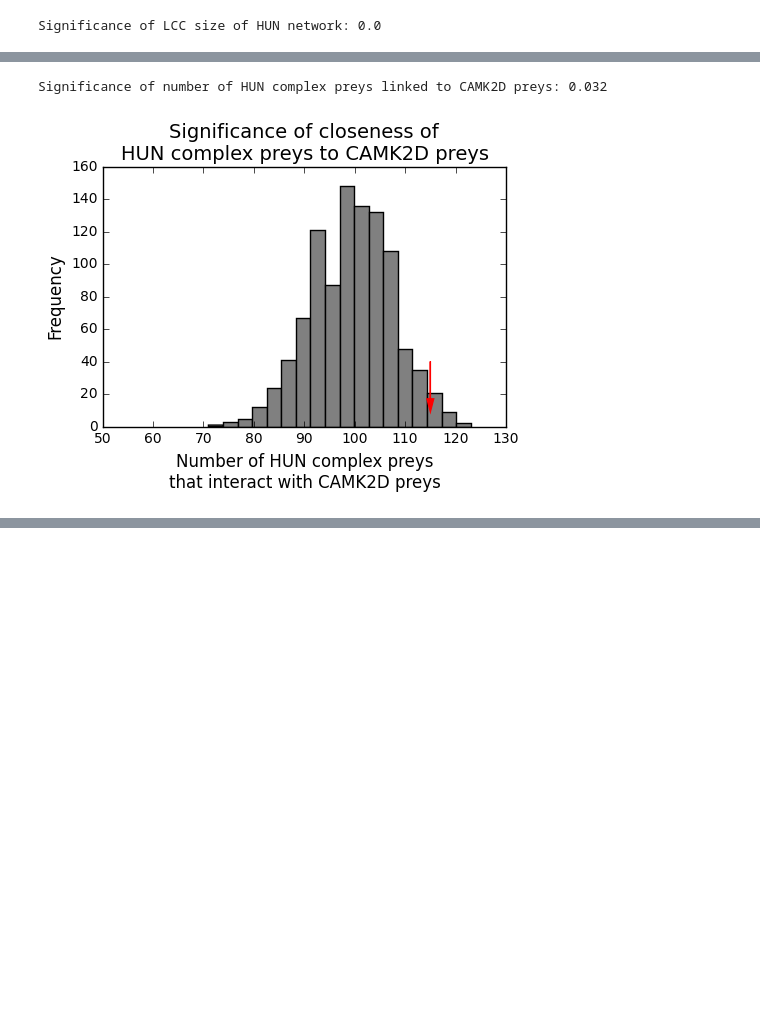
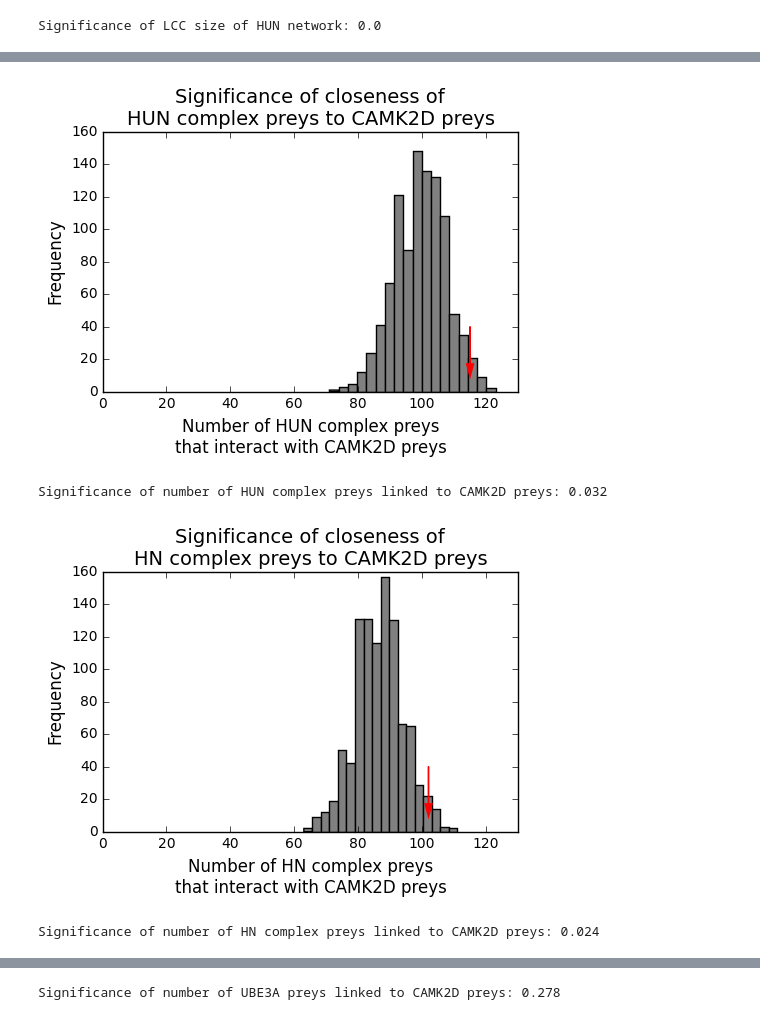
Before and after one commit to CCSB-DFCI/UBE3A_HUN_paper_pub, a Jupyter notebook: scripts/UBE3A_HUN_paper_plots.ipynb, the cells around one changed output, grey strips where cells are left out. Saved outputs shown, nothing was run; the diff lists cells and outputs as text; code cells hidden in the pictures; blank space fills up the shorter version.

```diff
--- a/scripts/UBE3A_HUN_paper_plots.ipynb
+++ b/scripts/UBE3A_HUN_paper_plots.ipynb
@@ -208,37 +220,41 @@ Significance of number of CAMK2D preys linked to HUN complex preys: 0.618
 # %%
 # CAMK2D - HUN complex closeness
 # draw the distribution of the number of HUN complex members that interact with
 # CAMK2D preys as obtained from randomized networks and show where the real observation lies
-infile_rand = config.output_path + 'CAMK2D_HUN_counts_complex_preys_connected_to_preys_rand_distr.txt'
-file1 = open(infile_rand,'r')
-entries = file1.readlines()
-file1.close()
-rand_values = []
-for line in entries[1:]:
-    tab_list = str.split(line[:-1],'\t')
-    value = int(tab_list[1])
-    if tab_list[0] == 'real':
-        real_count = value
-    else:
-        rand_values.append(value)
+for i,prefix in enumerate(prefixes):
+    infile_rand = config.output_path + prefix + '_counts_complex_preys_connected_to_preys_rand_distr.txt'
+    file1 = open(infile_rand,'r')
+    entries = file1.readlines()
+    file1.close()
+    rand_values = []
+    for line in entries[1:]:
+        tab_list = str.split(line[:-1],'\t')
+        value = int(tab_list[1])
+        if tab_list[0] == 'real':
+            real_count = value
+        else:
+            rand_values.append(value)
 
-plt.figure(figsize=(5,4))
-plt.hist(rand_values,bins=18,color="grey")
-plt.xlabel('Number of HUN complex preys\nthat interact with CAMK2D preys',size=12)
-plt.ylabel('Frequency',size=12)
-plt.title('Significance of closeness of\nHUN complex preys to CAMK2D preys',size=14)
-plt.xlim([50,130])
-ax = plt.gca()
-ylim = ax.get_ylim()
-xlim = ax.get_xlim()
-x = xlim[1] - xlim[0]
-y = ylim[1] - ylim[0]
-plt.arrow(real_count,y/4.0,0,y/7.0*(-1),color='red',head_width=x/60.0,head_length=y/20.0)
-plt.tight_layout()
-plt.savefig(config.plot_path + 'CAMK2D_HUN_counts_complex_preys_connected_to_preys.pdf')
+    plt.figure(figsize=(5,4))
+    plt.hist(rand_values,bins=18,color="grey")
+    plt.xlabel('Number of ' + titles[i] + ' preys\nthat interact with CAMK2D preys',size=12)
+    plt.ylabel('Frequency',size=12)
+    plt.title('Significance of closeness of\n' + titles[i] + ' preys to CAMK2D preys',size=14)
+    plt.xlim([0,130])
+    ax = plt.gca()
+    ylim = ax.get_ylim()
+    xlim = ax.get_xlim()
+    x = xlim[1] - xlim[0]
+    y = ylim[1] - ylim[0]
+    plt.arrow(real_count,y/4.0,0,y/7.0*(-1),color='red',head_width=x/60.0,head_length=y/20.0)
+    plt.tight_layout()
+    plt.savefig(config.plot_path + prefix + '_counts_complex_preys_connected_to_preys.pdf')
+    plt.show()
 
-num_more = filter(lambda x: x >= real_count,rand_values)
-print 'Significance of number of HUN complex preys linked to CAMK2D preys:', float(len(num_more))/len(rand_values)
+    num_more = filter(lambda x: x >= real_count,rand_values)
+    print 'Significance of number of ' + titles[i] + ' preys linked to CAMK2D preys:', float(len(num_more))/len(rand_values)
 # %% [output]
+[figure, new version]
 Significance of number of HUN complex preys linked to CAMK2D preys: 0.032
-[figure, old version]
+[figure, added]
+Significance of number of HN complex preys linked to CAMK2D preys: 0.024
@@ -245,2 +262,3 @@ Significance of number of HUN complex preys linked to CAMK2D preys: 0.032
+Significance of number of UBE3A preys linked to CAMK2D preys: 0.278
 # %%
 # significance of closeness of preys per bait
```
Also changed, not shown: parts of 4 cells of this notebook, 4 other files.
